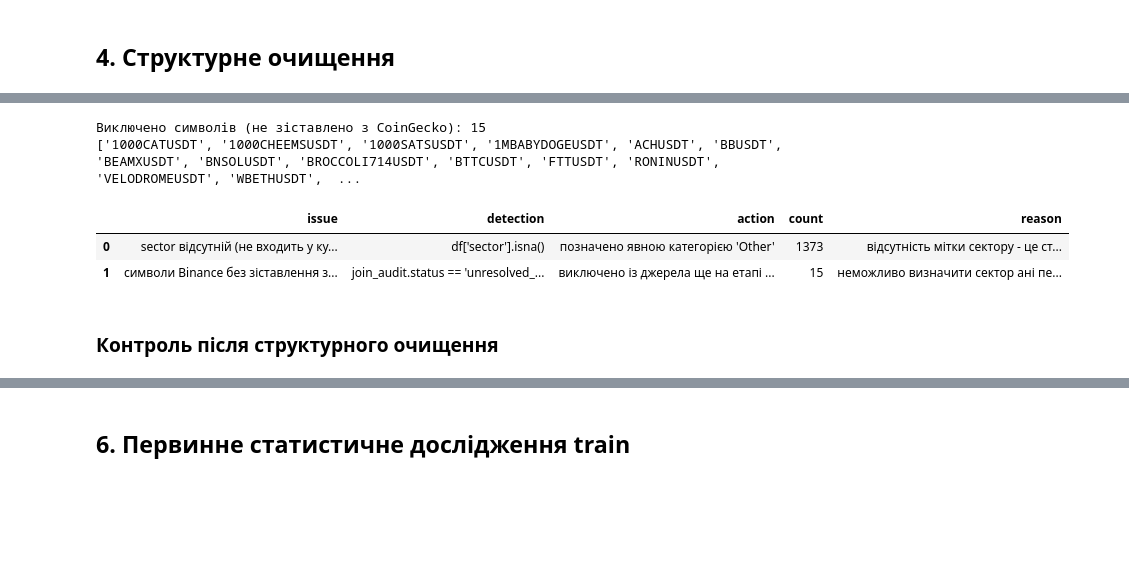
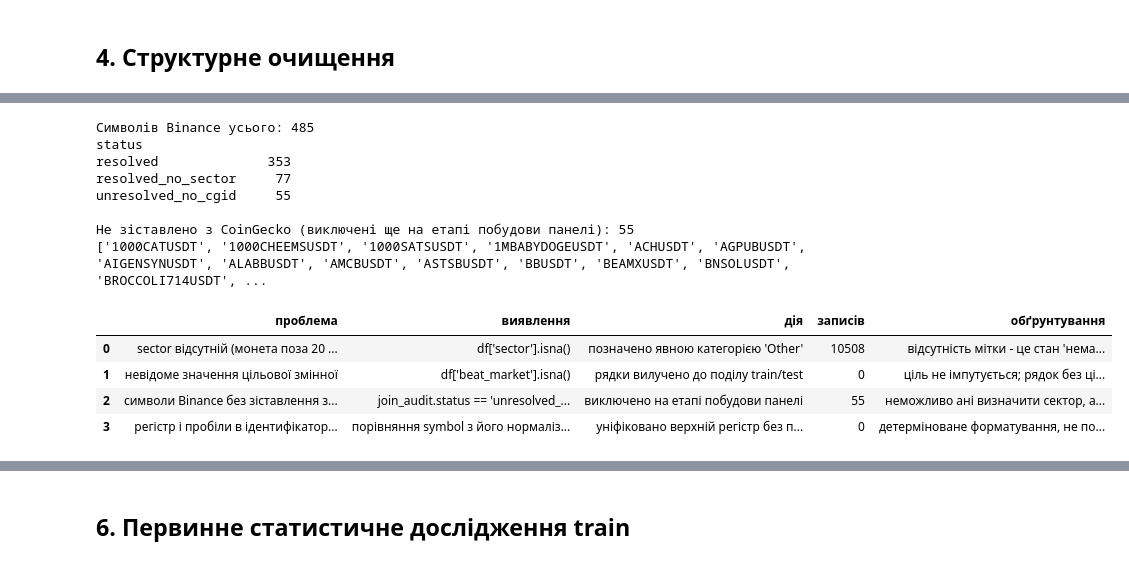
Before and after one commit to Fl0n1x/crypto-perspective-coursework, a Jupyter notebook: Пашко_coursework.ipynb, the cells around one changed output, grey strips where cells are left out. Drawn from its saved outputs; the diff is of its cells as text; code cells hidden in the pictures; blank space fills up the shorter version.

```diff
--- a/Пашко_coursework.ipynb
+++ b/Пашко_coursework.ipynb
@@ -51,7 +36,11 @@ pandas 2.3.3 | numpy 2.4.6
 # %%
-RAW_PATH = "data/raw/raw_crypto_perspective_panel.csv"
+RAW_PATH = "data/raw/raw_crypto_weekly_panel.csv.gz"
 df_raw = pd.read_csv(RAW_PATH, parse_dates=["checkpoint"])
 
 print("Розмір сирого датасету:", df_raw.shape)
-df_raw.head()
+print("Період:", df_raw["checkpoint"].min().date(), "-", df_raw["checkpoint"].max().date())
+print("Унікальних монет:", df_raw["symbol"].nunique())
+print("Унікальних тижнів:", df_raw["checkpoint"].nunique())
+print("Монет на тиждень: від", df_raw.groupby("checkpoint").size().min(),
+      "до", df_raw.groupby("checkpoint").size().max())
 # %% [output]
@@ -171,36 +155,59 @@ FTT, WBTC) - перелік у `data/join_audit.csv`.
 # %%
-join_audit = pd.read_csv("data/join_audit.csv")
+join_audit = pd.read_csv("data/join_audit_weekly.csv")
+print("Символів Binance усього:", len(join_audit))
+print(join_audit["status"].value_counts().to_string())
+print()
 unresolved = join_audit[join_audit["status"] == "unresolved_no_cgid"]
-print("Виключено символів (не зіставлено з CoinGecko):", len(unresolved))
-print(unresolved["symbol"].tolist())
+print("Не зіставлено з CoinGecko (виключені ще на етапі побудови панелі):", len(unresolved))
+print(unresolved["symbol"].head(15).tolist())
 # %% [output]
-Виключено символів (не зіставлено з CoinGecko): 15
-['1000CATUSDT', '1000CHEEMSUSDT', '1000SATSUSDT', '1MBABYDOGEUSDT', 'ACHUSDT', 'BBUSDT', 'BEAMXUSDT', 'BNSOLUSDT', 'BROCCOLI714USDT', 'BTTCUSDT', 'FTTUSDT', 'RONINUSDT', 'VELODROMEUSDT', 'WBETHUSDT',  ...
+Символів Binance усього: 485
+status
+resolved              353
+resolved_no_sector     77
+unresolved_no_cgid     55
+
+Не зіставлено з CoinGecko (виключені ще на етапі побудови панелі): 55
+['1000CATUSDT', '1000CHEEMSUSDT', '1000SATSUSDT', '1MBABYDOGEUSDT', 'ACHUSDT', 'AGPUBUSDT', 'AIGENSYNUSDT', 'ALABBUSDT', 'AMCBUSDT', 'ASTSBUSDT', 'BBUSDT', 'BEAMXUSDT', 'BNSOLUSDT', 'BROCCOLI714USDT', ...
 # %%
 df_clean = df_raw.copy()
 
-before_missing_sector = int(df_clean["sector"].isna().sum())
+before_sector = int(df_clean["sector"].isna().sum())
 df_clean["sector"] = df_clean["sector"].fillna("Other")
-after_missing_sector = int(df_clean["sector"].isna().sum())
+before_rows = len(df_clean)
+df_clean = df_clean[df_clean["beat_market"].notna()].copy()
+dropped_target = before_rows - len(df_clean)
+df_clean["checkpoint"] = pd.to_datetime(df_clean["checkpoint"])
+df_clean["symbol"] = df_clean["symbol"].str.upper().str.strip()
 
 cleaning_log = pd.DataFrame([
-    {"issue": "sector відсутній (не входить у куратовані сектори)",
-     "detection": "df['sector'].isna()",
-     "action": "позначено явною категорією 'Other'",
-     "count": before_missing_sector,
-     "reason": "відсутність мітки сектору - це стан 'нема куратованої категорії', "
-               "а не помилка вимірювання; статистично нічого не оцінюється"},
-    {"issue": "символи Binance без зіставлення з CoinGecko (15 шт.)",
-     "detection": "join_audit.status == 'unresolved_no_cgid'",
-     "action": "виключено із джерела ще на етапі побудови панелі (build_panel.py)",
-     "count": len(unresolved),
-     "reason": "неможливо визначити сектор ані перевірити, що це справді криптовалюта"},
+    {"проблема": "sector відсутній (монета поза 20 куратованими секторами)",
+     "виявлення": "df['sector'].isna()",
+     "дія": "позначено явною категорією 'Other'",
+     "записів": before_sector,
+     "обґрунтування": "відсутність мітки - це стан 'нема куратованої категорії', "
+                      "а не помилка вимірювання; статистичні параметри не оцінюються"},
+    {"проблема": "невідоме значення цільової змінної",
+     "виявлення": "df['beat_market'].isna()",
+     "дія": "рядки вилучено до поділу train/test",
+     "записів": dropped_target,
+     "обґрунтування": "ціль не імпутується; рядок без цілі непридатний для навчання"},
+    {"проблема": "символи Binance без зіставлення з CoinGecko",
+     "виявлення": "join_audit.status == 'unresolved_no_cgid'",
+     "дія": "виключено на етапі побудови панелі",
+     "записів": len(unresolved),
+     "обґрунтування": "неможливо ані визначити сектор, ані підтвердити, що це криптовалюта"},
+    {"проблема": "регістр і пробіли в ідентифікаторі монети",
+     "виявлення": "порівняння symbol з його нормалізованою формою",
+     "дія": "уніфіковано верхній регістр без пробілів",
+     "записів": 0,
+     "обґрунтування": "детерміноване форматування, не потребує статистики"},
 ])
 cleaning_log
 # %% [output]
-|  | issue | detection | action | count | reason |
-| 0 | sector відсутній (не входить у ку... | df['sector'].isna() | позначено явною категорією 'Other' | 1373 | відсутність мітки сектору - це ст... |
-| 1 | символи Binance без зіставлення з... | join_audit.status == 'unresolved_... | виключено із джерела ще на етапі ... | 15 | неможливо визначити сектор ані пе... |
+|  | проблема | виявлення | дія | записів | обґрунтування |
+| 0 | sector відсутній (монета поза 20 ... | df['sector'].isna() | позначено явною категорією 'Other' | 10508 | відсутність мітки - це стан 'нема... |
+| 1 | невідоме значення цільової змінної | df['beat_market'].isna() | рядки вилучено до поділу train/test | 0 | ціль не імпутується; рядок без ці... |
+| 2 | символи Binance без зіставлення з... | join_audit.status == 'unresolved_... | виключено на етапі побудови панелі | 55 | неможливо ані визначити сектор, а... |
+| 3 | регістр і пробіли в ідентифікатор... | порівняння symbol з його нормаліз... | уніфіковано верхній регістр без п... | 0 | детерміноване форматування, не по... |
-# %% [markdown]
-### Контроль після структурного очищення
 # %%
```
Also changed, not shown: parts of 107 cells of this notebook, 44 other files.
